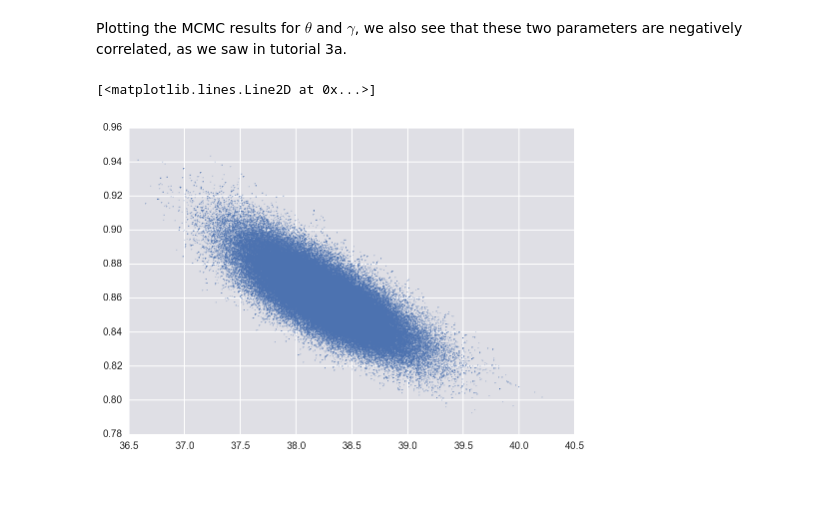
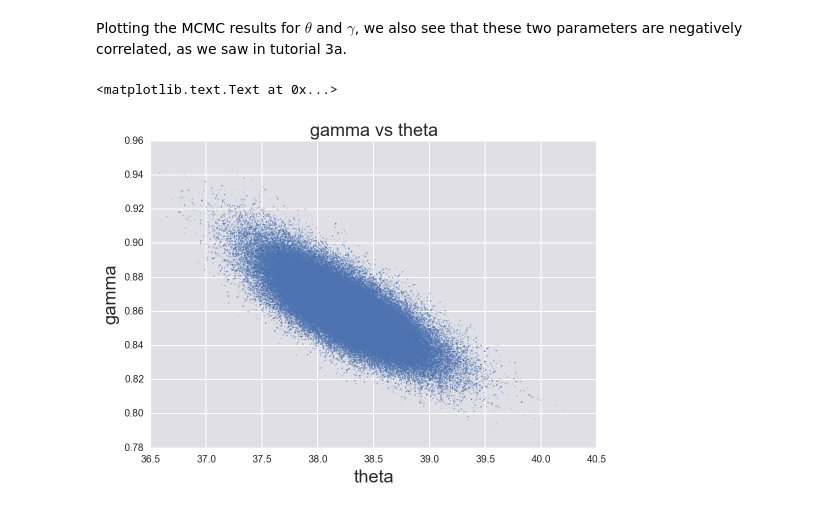
Before and after one commit to shashank-gandhi/DataAnalysisHomeworkRepository, a Jupyter notebook: Homework4/group3_hw4_prob3.ipynb, the cells around one changed output. Drawn from its saved outputs; the diff is of its cells as text; code cells hidden in the pictures.

```diff
--- a/Homework4/group3_hw4_prob3.ipynb
+++ b/Homework4/group3_hw4_prob3.ipynb
@@ -182,6 +188,9 @@ $^1$http://www.statlect.com/normal_distribution_maximum_likelihood.htm
 Plotting the MCMC results for $\theta$ and $\gamma$, we also see that these two parameters are negatively correlated, as we saw in tutorial 3a.
 # %%
 plt.plot(sampler.flatchain[:,0], sampler.flatchain[:,1], '.', markersize=3, alpha = 0.25)
+plt.xlabel('theta')
+plt.ylabel('gamma')
+plt.title('gamma vs theta')
 # %% [output]
-[<matplotlib.lines.Line2D at 0x...>]
+<matplotlib.text.Text at 0x...>
-[figure, old version]
+[figure, new version]
```
Also changed, not shown: parts of 3 cells of this notebook.
